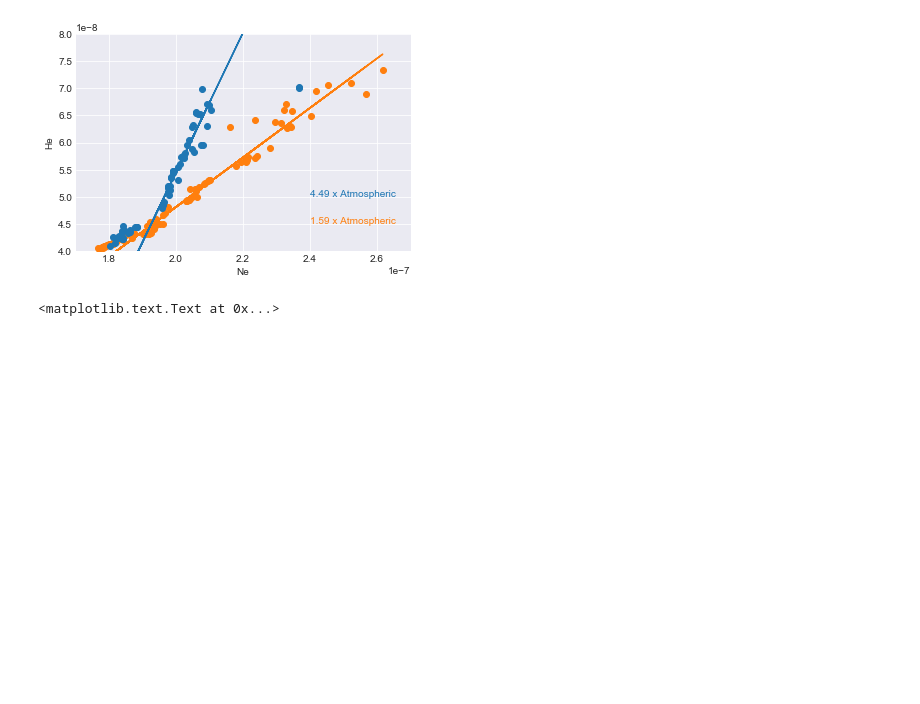
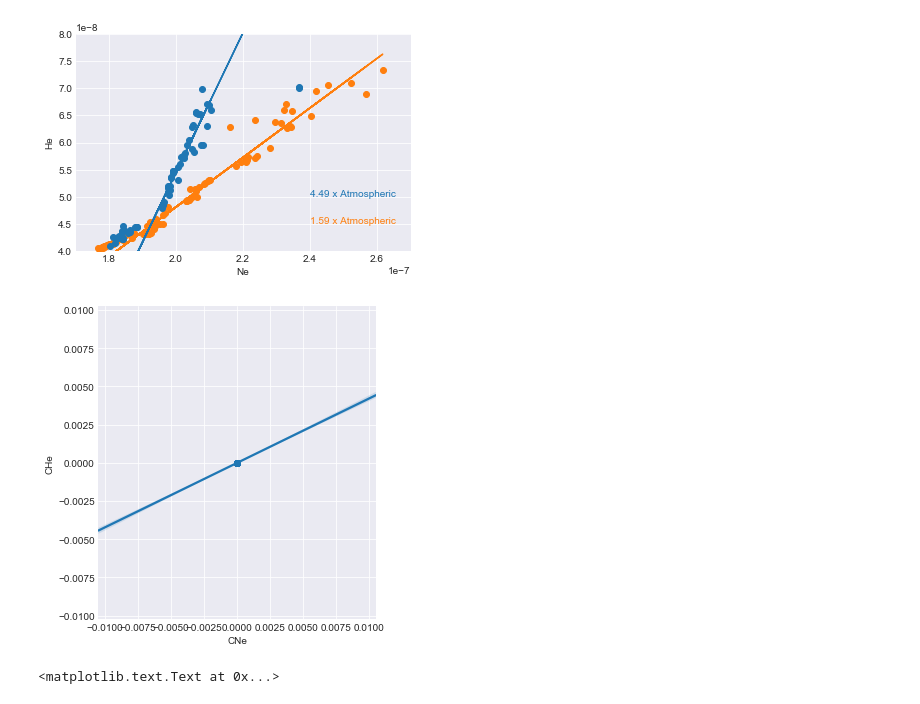
Before and after one commit to nlbeaird/NG_compare, a Jupyter notebook: NG_compare.ipynb, the cells around one changed output. Cells and saved outputs as stored; diff of their text form; code cells hidden in the pictures; blank space fills up the shorter version.

```diff
--- a/NG_compare.ipynb
+++ b/NG_compare.ipynb
@@ -120,6 +120,12 @@ plt.ylabel('He')
 # %% [output]
 <matplotlib.text.Text at 0x...>
 [figure]
+# %%
+# try out lmplot
+
+g = sns.lmplot(x="CNe", y="CHe", data=SERMdata)
+# %% [output]
+[figure, added]
 # %%
 
 Smodel = LinearRegression(fit_intercept=True)
```
